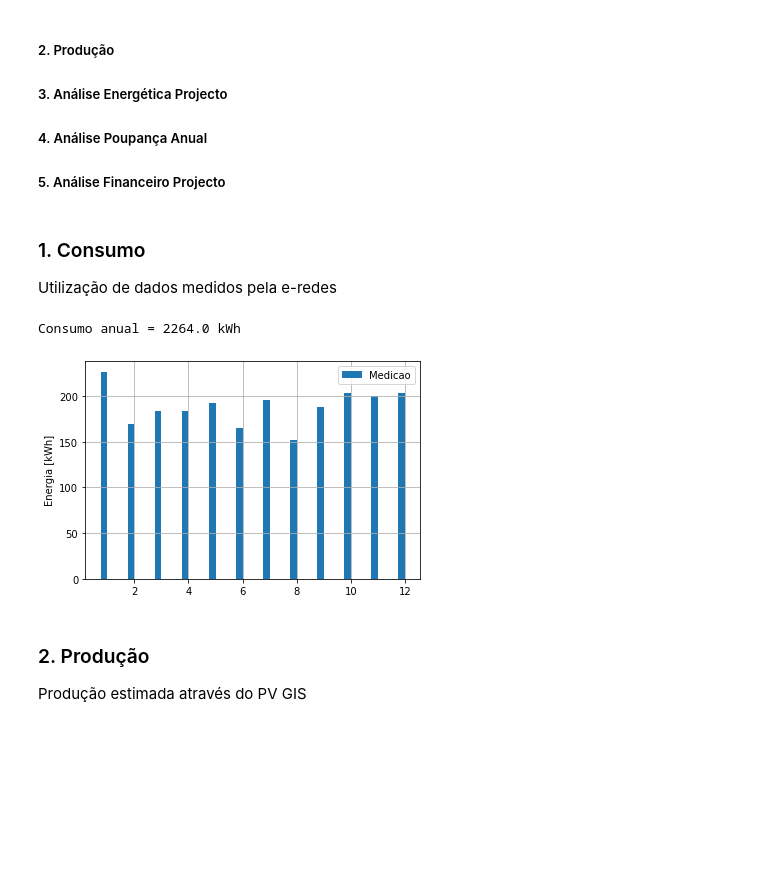
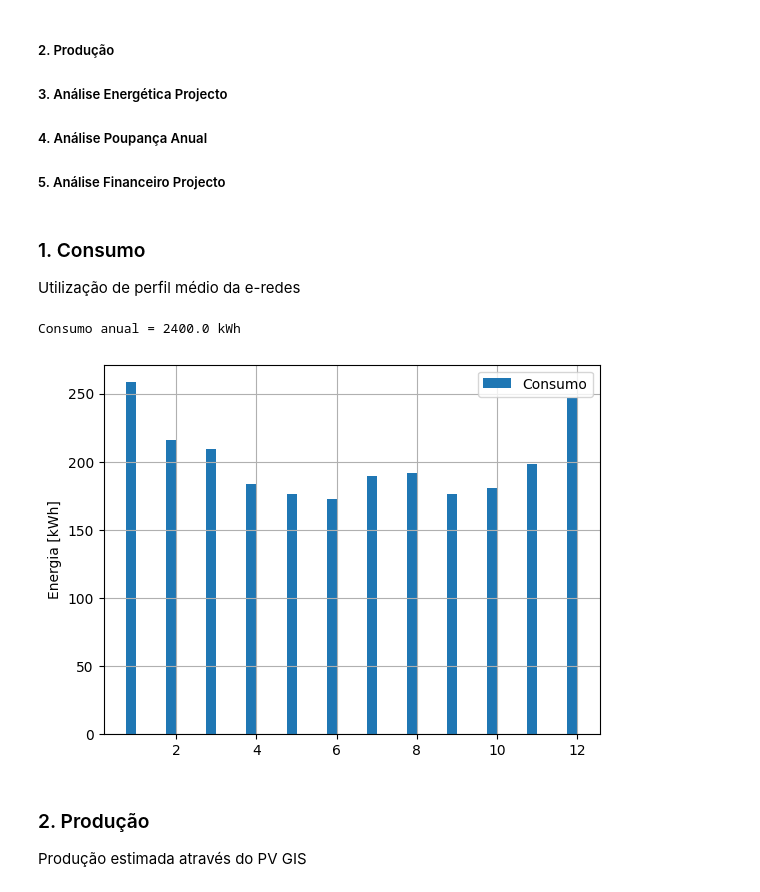
Before and after one commit to mig-l-f/ao-sol, a Jupyter notebook: templates/Analise UPAC.ipynb, the cells around one changed output. Cells and saved outputs as stored; diff of their text form; code cells hidden in the pictures; blank space fills up the shorter version.

Commit message:
Adicionar documentacao instalacao e templates. Templates a partir de perfil de consumo.

```diff
--- a/templates/Analise UPAC.ipynb
+++ b/templates/Analise UPAC.ipynb
@@ -34,15 +34,16 @@ nome_projecto = 'Exemplo_600W'
 # =====================
 # Consumo
 # =====================
-ano_consumo = 2021
-# Pasta com 12 ficheiros com o formato MM_YYYY.xlsx onde MM = [01, 12] e YYYY = ano_consumo
-pasta_ficheiro_consumo = r"../../JoaoXXI-consumo/eredes/"
+ano_consumo = 2023
+perfil = 'BTN C' # ver na document
+consumo_anual = 2400 # kWh, exemplo consumo médio 200 kWh/mes
+fich_perfil_eredes = r"./consumo/perfis_eredes/E-REDES_Perfil_Consumo_2023.csv"
 
 # =====================
 # Producao
 # =====================
 capacidade_instalada = 0.6 # em kW
-ano_producao = 2021 # converter as datas de producao para este ano
+ano_producao = 2023 # converter as datas de producao para este ano
 # Opcoes API PVGIS
 ano_pvgis_db = 2020 # ultimo ano disponivel PVGIS-SARAH2 na V5.2
 lat = 38.716
@@ -62,7 +63,7 @@ soc_max = 80 # limite maximo carregamento em %
 # =====================
 # Analise poupanca anual
 # =====================
-ano_tarifario = 2022
+ano_tarifario = 2023
 simples_kwh = 0.15826 # simples
 bihorario_fora_vazio_kwh = 0.1859
 bihorario_vazio_kwh = 0.0988
@@ -80,7 +81,7 @@ precos_energia = ape.TarifarioEnergia(simples_kwh, \
 # Analise tempo de vida
 # =====================
 tempo_vida = 25 # anos
-ano_0 = 2022 # ano 0 do projecto
+ano_0 = 2023 # ano 0 do projecto
 taxa_actualizacao = 5 # em %
 taxa_degradacao_sistema = 0.7 # %/ano
 taxa_inflacao = 2.0 # %/ano
@@ -100,4 +101,4 @@ apoio_max = 2500 # em €, valor maximo pago pelo fundo
 # %% [markdown]
 ### 1. Consumo
 
-Utilização de dados medidos pela e-redes
+Utilização de perfil médio da e-redes
@@ -106,16 +105,19 @@ consumo = series.leitura_ficheiros_mensais_medicao_eredes(pasta_ficheiro_consumo
+# %%
+perfil_eredes = series.leitura_perfis_eredes(fich_perfil_eredes, perfil)
+consumo = series.ajustar_perfil_eredes_a_consumo_anual(perfil_eredes, consumo_anual, 'BTN C', 'consumo')
 # %%
 resultados_mensais = consumo['consumo'].resample('M').sum()
 
 width = 0.25
-plt.bar(resultados_mensais.index.month-width/2, resultados_mensais, width=width, label='Medicao')
+plt.bar(resultados_mensais.index.month-width/2, resultados_mensais, width=width, label='Consumo')
 plt.legend()
 plt.ylabel('Energia [kWh]')
 plt.grid()
 
 print("Consumo anual = {:.1f} kWh".format(consumo['consumo'].sum()))
 # %% [output]
-Consumo anual = 2264.0 kWh
+Consumo anual = 2400.0 kWh
-[figure, old version]
+[figure, new version]
 # %% [markdown]
 ### 2. Produção
 
```
Also changed, not shown: parts of 8 cells of this notebook, 9 other files.
